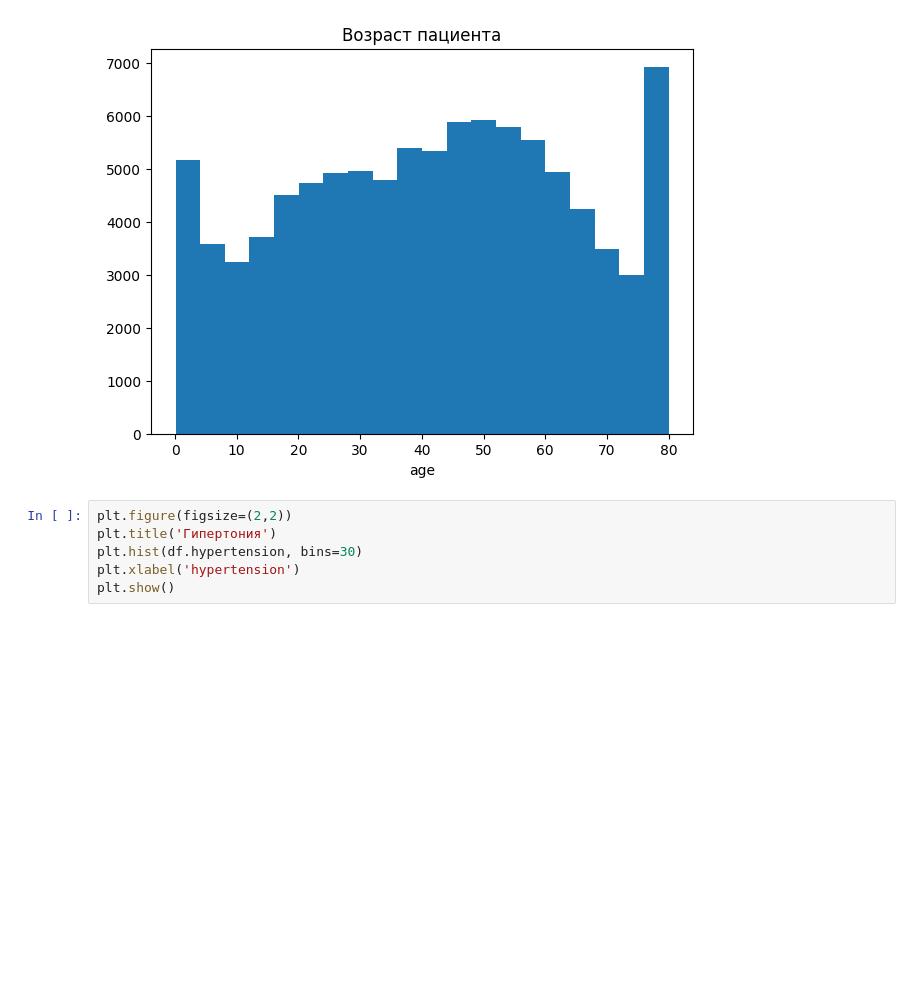
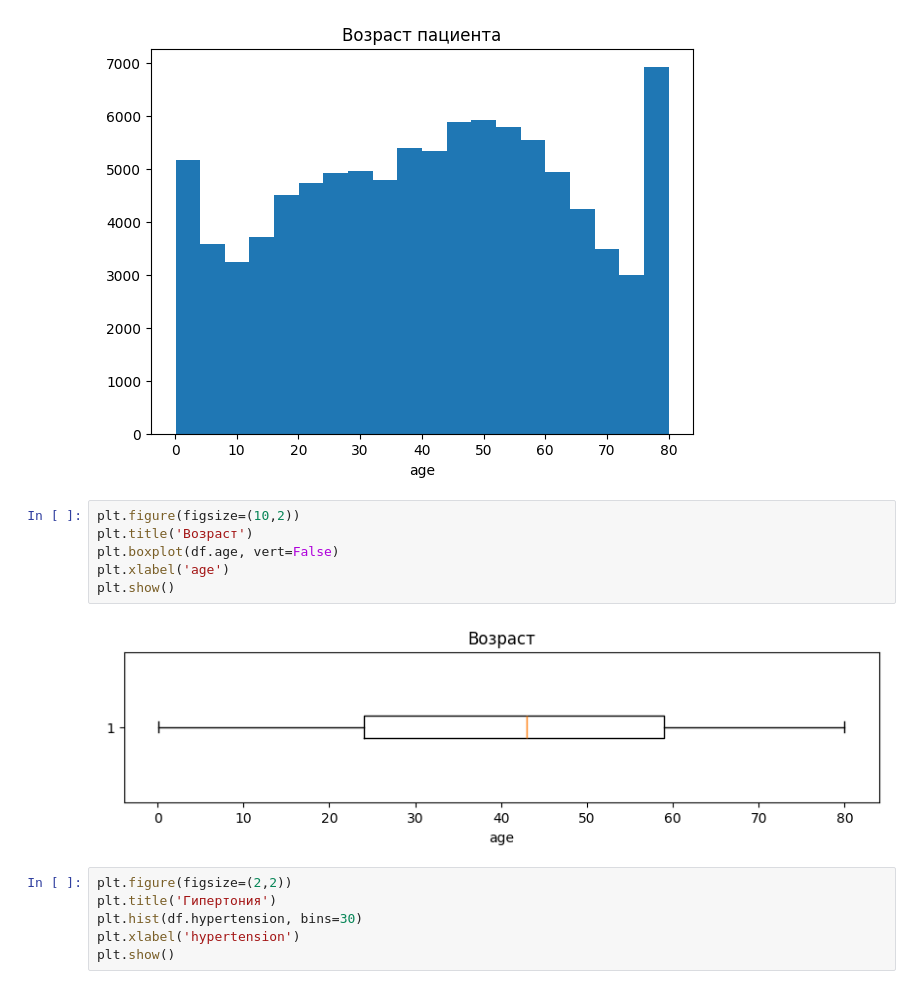
Before and after one commit to korsh624/DS, a Jupyter notebook: 1.7/HW_1_5_PRO_for_stud.ipynb, the cells around one changed output. Saved outputs shown, nothing was run; the diff lists cells and outputs as text; blank space fills up the shorter version.

```diff
--- a/1.7/HW_1_5_PRO_for_stud.ipynb
+++ b/1.7/HW_1_5_PRO_for_stud.ipynb
@@ -169,6 +170,14 @@ plt.xlabel('age')
 plt.show()
 # %% [output]
 [figure]
+# %%
+plt.figure(figsize=(10,2))
+plt.title('Возраст')
+plt.boxplot(df.age, vert=False)
+plt.xlabel('age')
+plt.show()
+# %% [output]
+[figure, added]
 # %%
 plt.figure(figsize=(2,2))
 plt.title('Гипертония')
```
Also changed, not shown: parts of 15 cells of this notebook.
